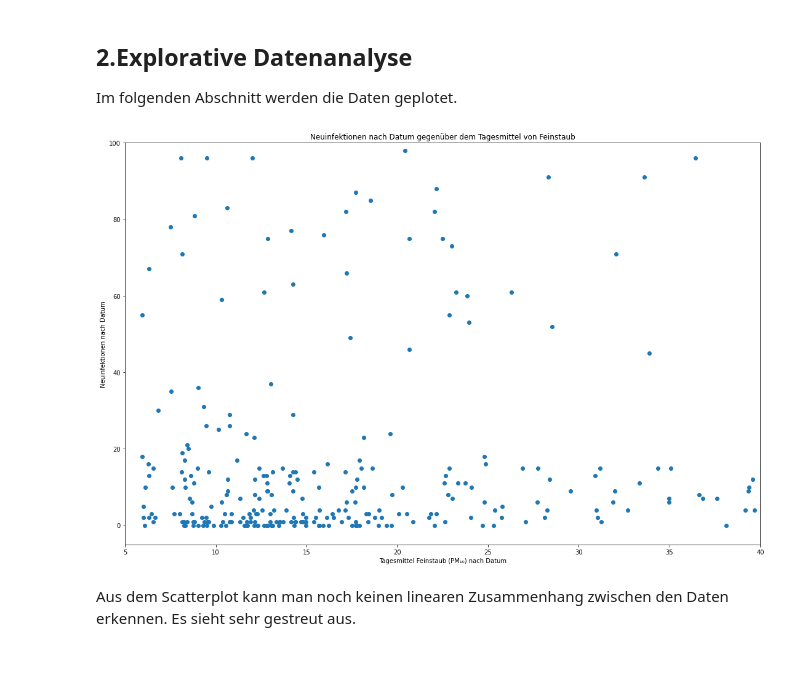
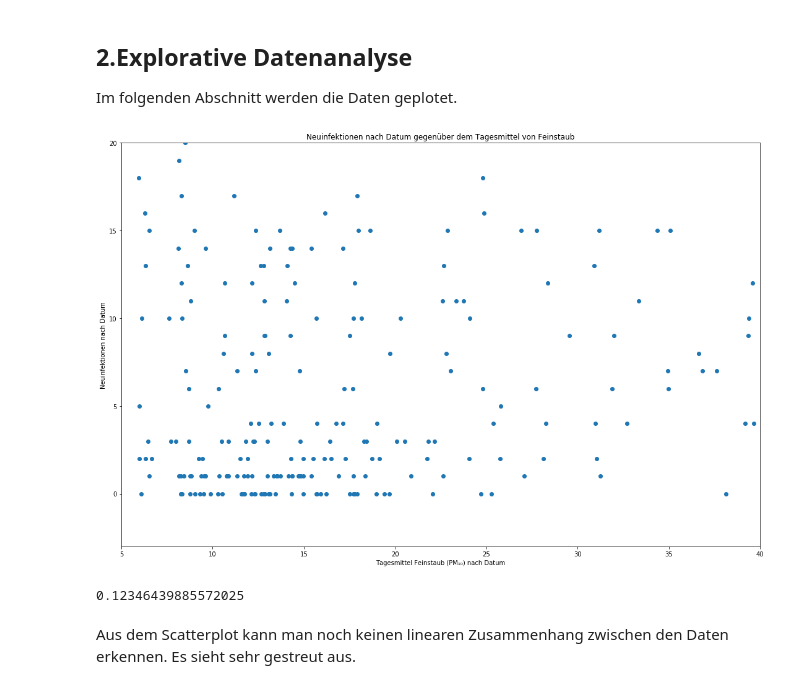
Before and after one commit to NajTec/DataScience, a Jupyter notebook: Project/Project_Covid_Mannheim_Feinstaube.ipynb, the cells around one changed output. Saved outputs shown, nothing was run; the diff lists cells and outputs as text; code cells hidden in the pictures; blank space fills up the shorter version.

```diff
--- a/Project/Project_Covid_Mannheim_Feinstaube.ipynb
+++ b/Project/Project_Covid_Mannheim_Feinstaube.ipynb
@@ -112,6 +114,10 @@ sorted_feinstaub_data_mannheim_nach_datum = collections.OrderedDict(sorted(feins
 anzahl_faelle_list = list(sorted_neuinfektionen_nach_datum.values())
 anzahl_tode_list = list(sorted_todesfaelle_nach_datum.values())
 feinstaub_list = list(sorted_feinstaub_data_mannheim_nach_datum.values())
+
+for key, value in enumerate(anzahl_faelle_list):
+    anzahl_faelle_list[key] = anzahl_faelle_list[key][0]
+    anzahl_tode_list[key] = anzahl_tode_list[key][0]
 # %% [markdown]
 ## 2.Explorative Datenanalyse
 
@@ -119,16 +125,20 @@ Im folgenden Abschnitt werden die Daten geplotet.
 # %%
 
 plt.scatter(feinstaub_list, anzahl_faelle_list)
 fig = plt.gcf()
 fig.set_size_inches(18.5,12)
 plt.xlim([5,40])
-plt.ylim([-5,100])
+plt.ylim([-3,20])
 plt.title("Neuinfektionen nach Datum gegenüber dem Tagesmittel von Feinstaub")
 plt.ylabel("Neuinfektionen nach Datum")
 plt.xlabel("Tagesmittel Feinstaub (PM₁₀) nach Datum")
 plt.show()
+
+corr,_= pearsonr(feinstaub_list, anzahl_faelle_list)
+print(corr)
 # %% [output]
-[figure, old version]
+[figure, new version]
+0.12346439885572025
 # %% [markdown]
 Aus dem Scatterplot kann man noch keinen linearen Zusammenhang zwischen den Daten erkennen.
 Es sieht sehr gestreut aus.
```
Also changed, not shown: parts of 19 cells of this notebook, 2 other files.
